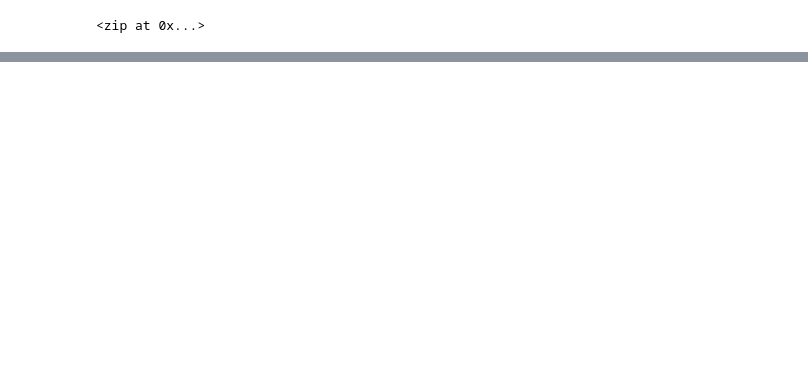
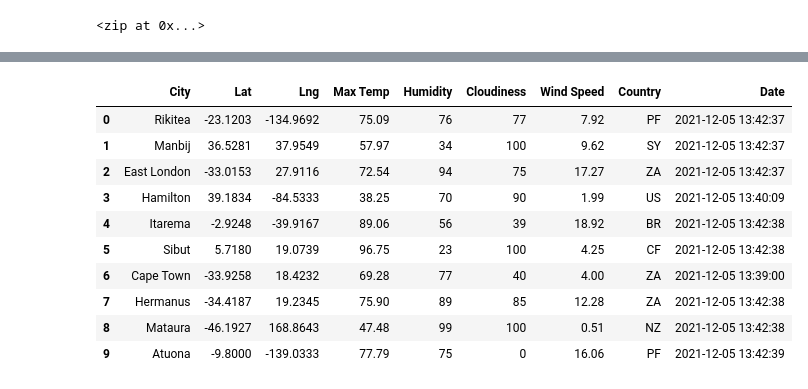
Before and after one commit to magillicus/World_Weather_Analysis, a Jupyter notebook: WeatherPy.ipynb, the cells around one changed output, grey strips where cells are left out. Drawn from its saved outputs; the diff is of its cells as text; code cells hidden in the pictures; blank space fills up the shorter version.

Commit message:
Updating WeatherPy and .gitignore files.

```diff
--- a/WeatherPy.ipynb
+++ b/WeatherPy.ipynb
@@ -33,0 +40,4 @@ len(cities)
+# %%
+# Starting URL for Weather Map API Call
+url = "http://api.openweathermap.org/data/2.5/weather?units=Imperial&APPID=" + weather_api_key
+print(url)
@@ -33,0 +133,16 @@ len(cities)
+# %%
+# Convert the array of dictionaries to a Pandas DataFrame
+city_data_df = pd.DataFrame(city_data)
+city_data_df.head(10)
+# %% [output]
+|  | City | Lat | Lng | Max Temp | Humidity | Cloudiness | Wind Speed | Country | Date |
+| 0 | Rikitea | -23.1203 | -134.9692 | 75.09 | 76 | 77 | 7.92 | PF | 2021-12-05 13:42:37 |
+| 1 | Manbij | 36.5281 | 37.9549 | 57.97 | 34 | 100 | 9.62 | SY | 2021-12-05 13:42:37 |
+| 2 | East London | -33.0153 | 27.9116 | 72.54 | 94 | 75 | 17.27 | ZA | 2021-12-05 13:42:37 |
+| 3 | Hamilton | 39.1834 | -84.5333 | 38.25 | 70 | 90 | 1.99 | US | 2021-12-05 13:40:09 |
+| 4 | Itarema | -2.9248 | -39.9167 | 89.06 | 56 | 39 | 18.92 | BR | 2021-12-05 13:42:38 |
+| 5 | Sibut | 5.7180 | 19.0739 | 96.75 | 23 | 100 | 4.25 | CF | 2021-12-05 13:42:38 |
+| 6 | Cape Town | -33.9258 | 18.4232 | 69.28 | 77 | 40 | 4.00 | ZA | 2021-12-05 13:39:00 |
+| 7 | Hermanus | -34.4187 | 19.2345 | 75.90 | 89 | 85 | 12.28 | ZA | 2021-12-05 13:42:38 |
+| 8 | Mataura | -46.1927 | 168.8643 | 47.48 | 99 | 100 | 0.51 | NZ | 2021-12-05 13:42:38 |
+| 9 | Atuona | -9.8000 | -139.0333 | 77.79 | 75 | 0 | 16.06 | PF | 2021-12-05 13:42:39 |
```
Also changed, not shown: parts of 8 cells of this notebook, 1 other file.
